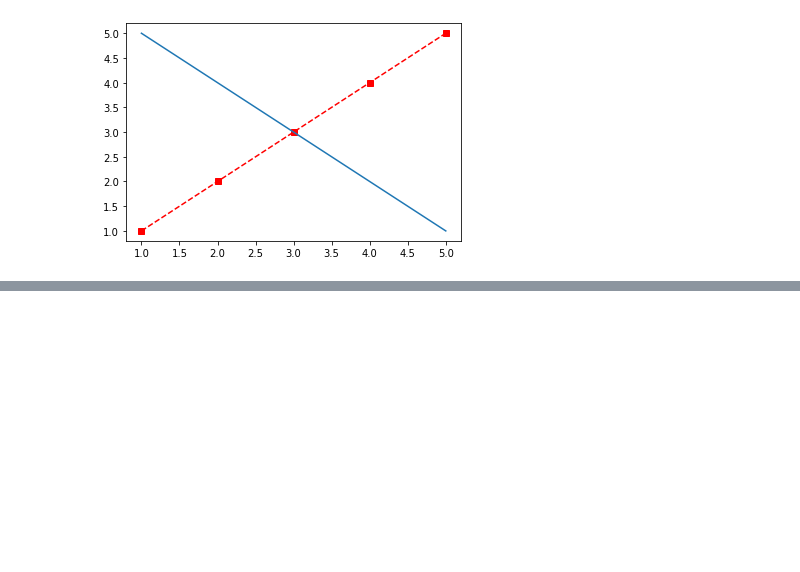
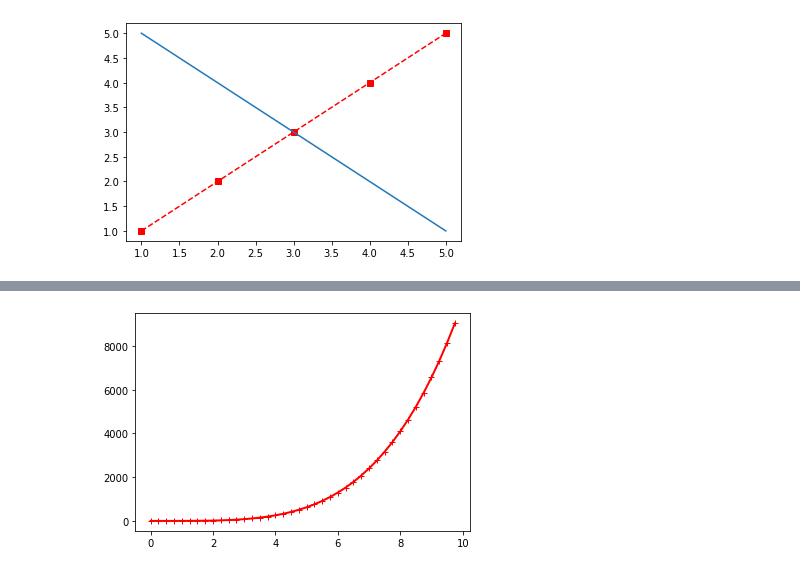
Before and after one commit to ananthi25/Git_Practice, a Jupyter notebook: MatplotLib.ipynb, the cells around one changed output, grey strips where cells are left out. Saved outputs shown, nothing was run; the diff lists cells and outputs as text; code cells hidden in the pictures; blank space fills up the shorter version.

```diff
--- a/MatplotLib.ipynb
+++ b/MatplotLib.ipynb
@@ -117,0 +137,8 @@ plt.show()
+# %%
+x=np.arange(0,10,0.25)
+y=x**4
+
+plt.plot(x,y,color="red",marker="+",linewidth=2)
+plt.show()
+# %% [output]
+[figure, added]
```
Also changed, not shown: parts of 5 cells of this notebook.
